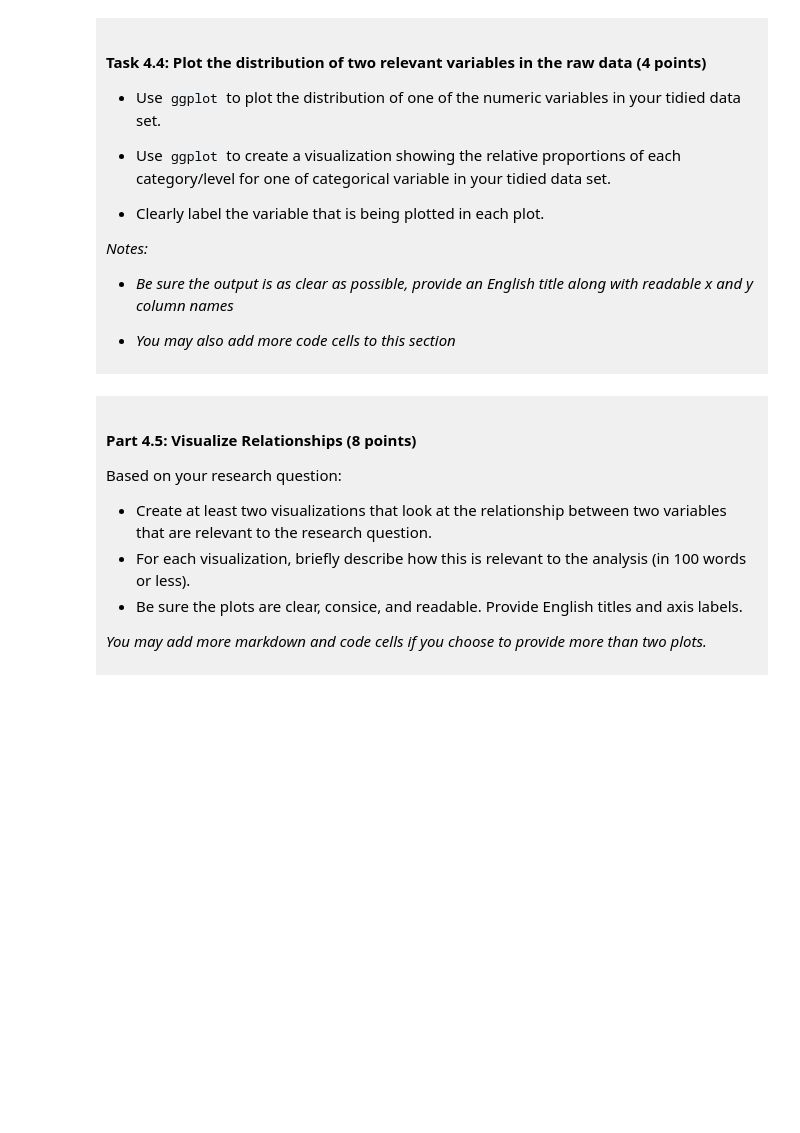
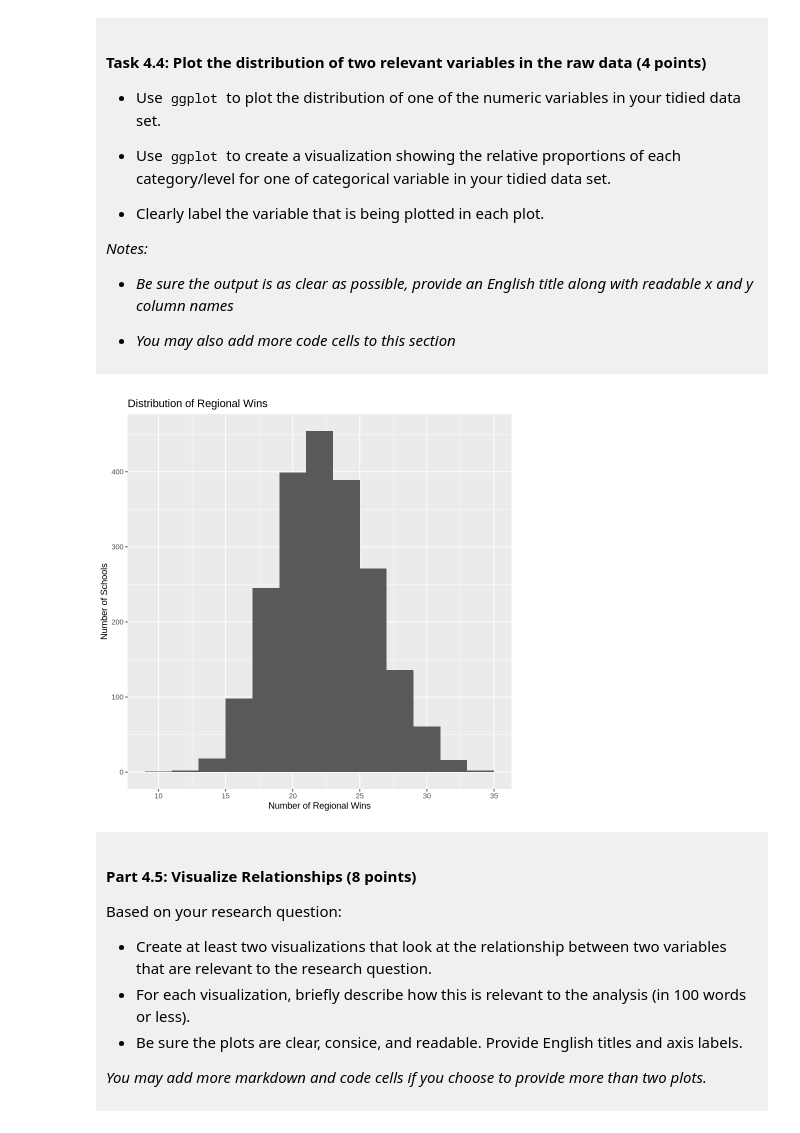
Before and after one commit to Sherman085/dsci-100-project-sherman-yee, a Jupyter notebook: dsci-100-project-notebook.ipynb, the cells around one changed output. Saved outputs shown, nothing was run; the diff lists cells and outputs as text; code cells hidden in the pictures; blank space fills up the shorter version.

```diff
--- a/dsci-100-project-notebook.ipynb
+++ b/dsci-100-project-notebook.ipynb
@@ -289,5 +326,12 @@ You will refine your research question (if needed) and produce a tidy data set.
 
 </div>
 # %%
-### EDIT THIS CODE CELL FOR PLOT 1 ###
+basketball_reg_histo <- basketball_tidy |>
+ggplot(aes(x = reg_wins))+
+geom_histogram(binwidth = 2)+
+labs(title = "Distribution of Regional Wins", x = "Number of Regional Wins", y = "Number of Schools")
+
+basketball_reg_histo
+# %% [output]
+[figure, added]
 # %%
```
Also changed, not shown: parts of 13 cells of this notebook.
